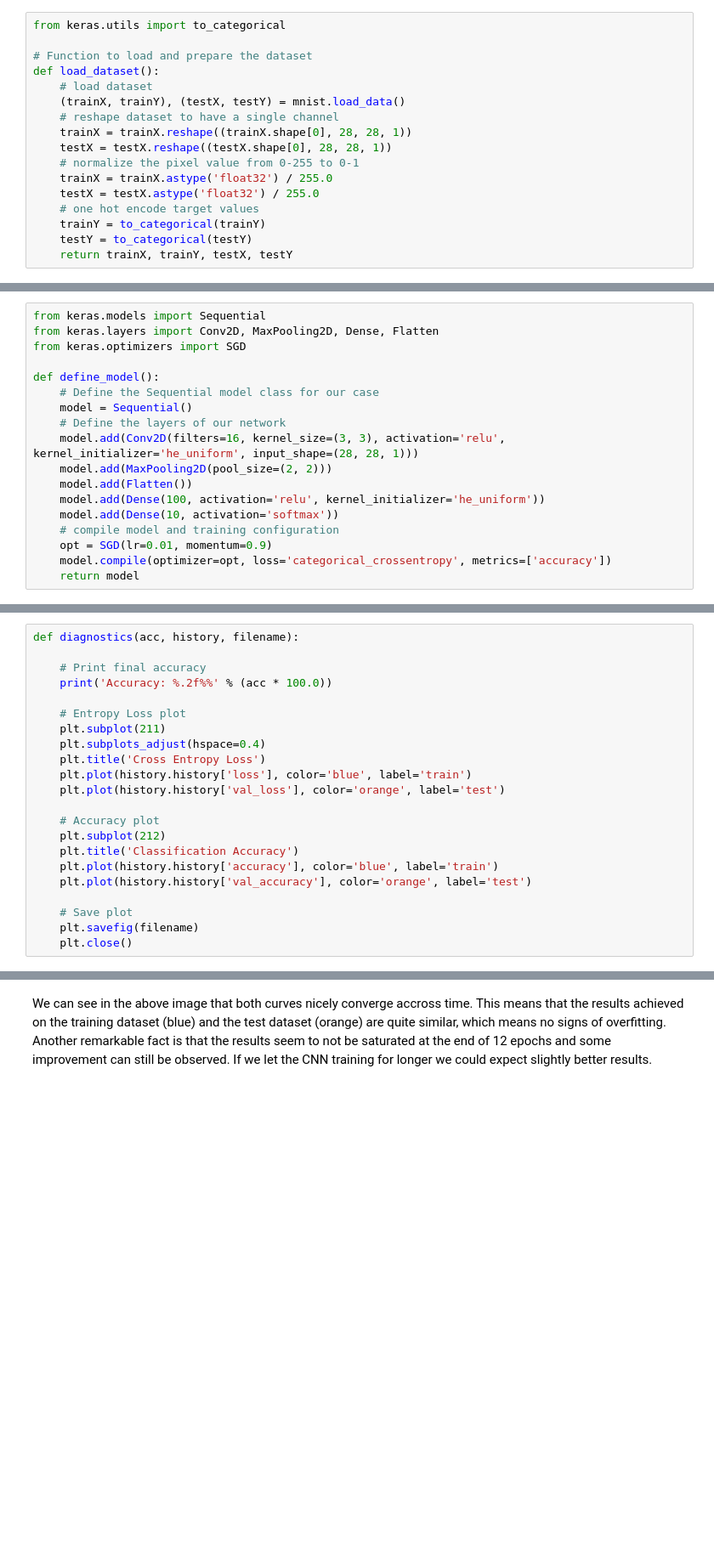
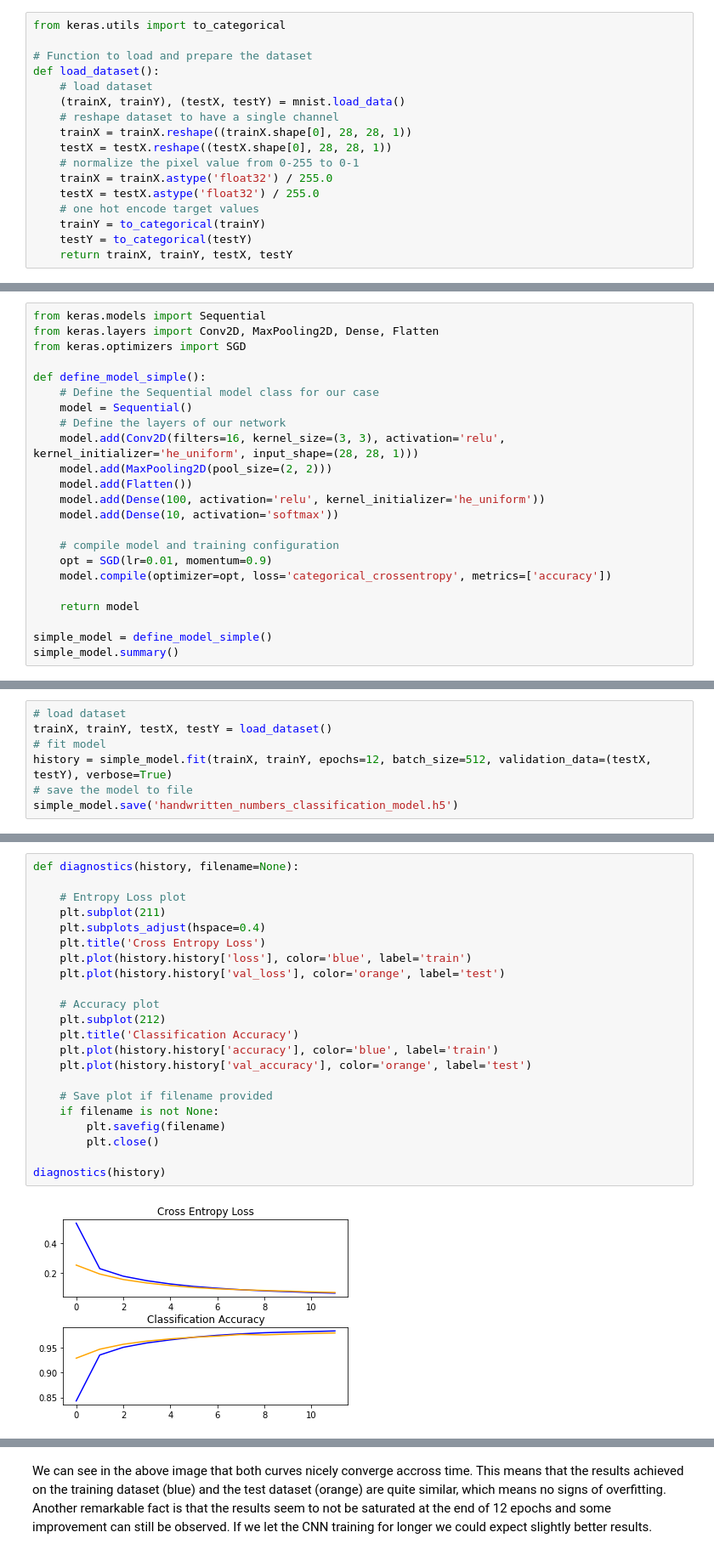
Before and after one commit to mariogutierrezroig/Teaching-Notebooks, a Jupyter notebook: Convolutional_Neural_Networks/CNN_handwritten_numbers.ipynb, the cells around one changed output, grey strips where cells are left out. Shown: that part at 85% size. Drawn from its saved outputs; the diff is of its cells as text; blank space fills up the shorter version.

```diff
--- a/Convolutional_Neural_Networks/CNN_handwritten_numbers.ipynb
+++ b/Convolutional_Neural_Networks/CNN_handwritten_numbers.ipynb
@@ -160,7 +160,7 @@ from keras.models import Sequential
 from keras.layers import Conv2D, MaxPooling2D, Dense, Flatten
 from keras.optimizers import SGD
 
-def define_model():
+def define_model_simple():
     # Define the Sequential model class for our case
     model = Sequential()
     # Define the layers of our network
@@ -169,7 +169,12 @@ def define_model():
     model.add(Flatten())
     model.add(Dense(100, activation='relu', kernel_initializer='he_uniform'))
     model.add(Dense(10, activation='softmax'))
+
     # compile model and training configuration
     opt = SGD(lr=0.01, momentum=0.9)
     model.compile(optimizer=opt, loss='categorical_crossentropy', metrics=['accuracy'])
+
     return model
+
+simple_model = define_model_simple()
+simple_model.summary()
@@ -183,0 +208,7 @@ Thus, the diagnostics function below takes the final accuracy value and training
+# %%
+# load dataset
+trainX, trainY, testX, testY = load_dataset()
+# fit model
+history = simple_model.fit(trainX, trainY, epochs=12, batch_size=512, validation_data=(testX, testY), verbose=True)
+# save the model to file
+simple_model.save('handwritten_numbers_classification_model.h5')
@@ -184,22 +235,24 @@ Thus, the diagnostics function below takes the final accuracy value and training
 # %%
-def diagnostics(acc, history, filename):
-
-    # Print final accuracy
-    print('Accuracy: %.2f%%' % (acc * 100.0))
+def diagnostics(history, filename=None):
 
     # Entropy Loss plot
     plt.subplot(211)
     plt.subplots_adjust(hspace=0.4)
     plt.title('Cross Entropy Loss')
     plt.plot(history.history['loss'], color='blue', label='train')
     plt.plot(history.history['val_loss'], color='orange', label='test')
 
     # Accuracy plot
     plt.subplot(212)
     plt.title('Classification Accuracy')
     plt.plot(history.history['accuracy'], color='blue', label='train')
     plt.plot(history.history['val_accuracy'], color='orange', label='test')
 
-    # Save plot
-    plt.savefig(filename)
-    plt.close()
+    # Save plot if filename provided
+    if filename is not None:
+        plt.savefig(filename)
+        plt.close()
+
+diagnostics(history)
+# %% [output]
+[figure, added]
```
Also changed, not shown: parts of 22 cells of this notebook, 1 other file.
